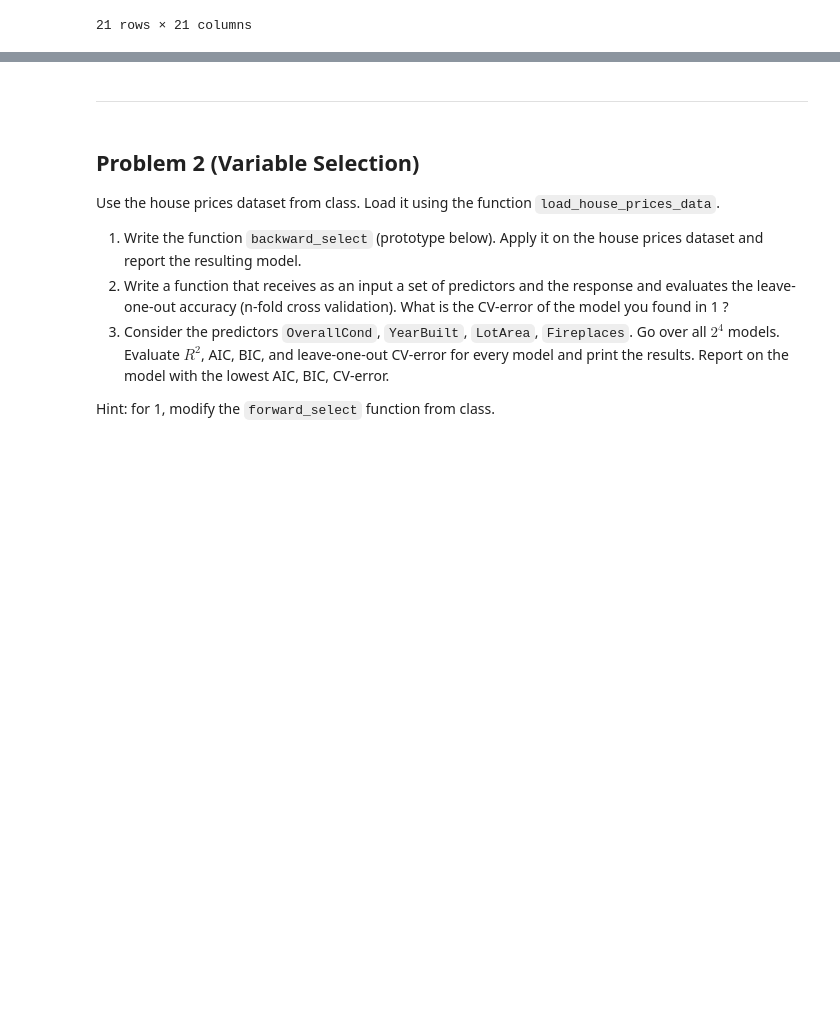
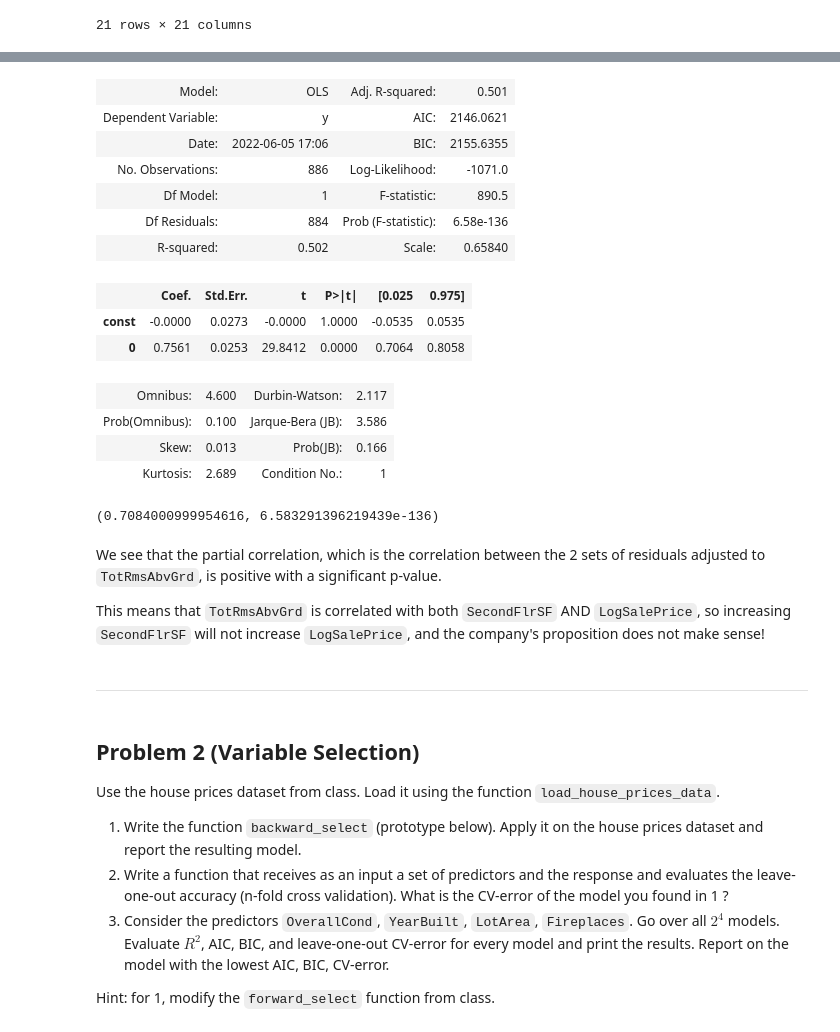
Before and after one commit to Nesher123/advanced-statistics, a Jupyter notebook: hw6/hw6.ipynb, the cells around one changed output, grey strips where cells are left out. Cells and saved outputs as stored; diff of their text form; code cells hidden in the pictures; blank space fills up the shorter version.

```diff
--- a/hw6/hw6.ipynb
+++ b/hw6/hw6.ipynb
@@ -169,3 +194,28 @@ ValueError: zero-size array to reduction operation maximum which has no identity
+# %%
+model_res.summary2()
+# %% [output]
+| Model: | OLS | Adj. R-squared: | 0.501 |
+| Dependent Variable: | y | AIC: | 2146.0621 |
+| Date: | 2022-06-05 17:06 | BIC: | 2155.6355 |
+| No. Observations: | 886 | Log-Likelihood: | -1071.0 |
+| Df Model: | 1 | F-statistic: | 890.5 |
+| Df Residuals: | 884 | Prob (F-statistic): | 6.58e-136 |
+| R-squared: | 0.502 | Scale: | 0.65840 |
+|  | Coef. | Std.Err. | t | P>|t| | [0.025 | 0.975] |
+| const | -0.0000 | 0.0273 | -0.0000 | 1.0000 | -0.0535 | 0.0535 |
+| 0 | 0.7561 | 0.0253 | 29.8412 | 0.0000 | 0.7064 | 0.8058 |
+| Omnibus: | 4.600 | Durbin-Watson: | 2.117 |
+| Prob(Omnibus): | 0.100 | Jarque-Bera (JB): | 3.586 |
+| Skew: | 0.013 | Prob(JB): | 0.166 |
+| Kurtosis: | 2.689 | Condition No.: | 1 |
+# %%
+pearsonr(model_1.resid, model_2.resid)
+# %% [output]
+(0.7084000999954616, 6.583291396219439e-136)
+# %% [markdown]
+We see that the partial correlation, which is the correlation between the 2 sets of residuals adjusted to `TotRmsAbvGrd`, is positive with a significant p-value.
+
+This means that `TotRmsAbvGrd` is correlated with both `SecondFlrSF` AND `LogSalePrice`, so increasing `SecondFlrSF` will not increase `LogSalePrice`, and the company's proposition does not make sense!
 # %% [markdown]
 ---
 # %% [markdown]
```
Also changed, not shown: parts of 10 cells of this notebook.
